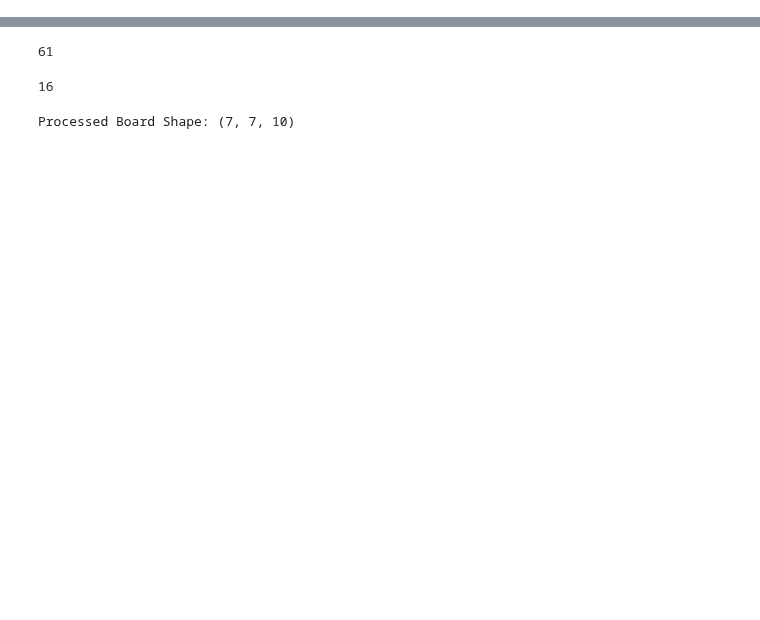
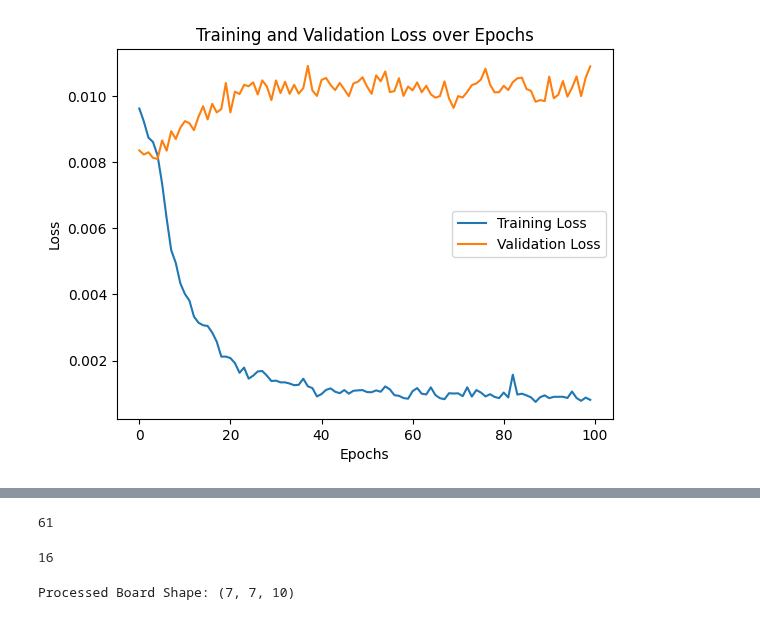
Before and after one commit to AlexisBnnft/CandyCrusher, a Jupyter notebook: State_to_Score_NN.ipynb, the cells around one changed output, grey strips where cells are left out. Drawn from its saved outputs; the diff is of its cells as text; code cells hidden in the pictures; blank space fills up the shorter version.

```diff
--- a/State_to_Score_NN.ipynb
+++ b/State_to_Score_NN.ipynb
@@ -43,10 +163,11 @@ def preprocess_board(board):
             encoded_board[i, j, :] = one_hot_encode_candy(board[i][j])
     return encoded_board
 
-# Custom PyTorch Dataset
 class CandyDataset(Dataset):
     def __init__(self, dataframe):
         self.dataframe = dataframe
+        self.min_score = dataframe['score'].min()
+        self.max_score = dataframe['score'].max()
 
     def __len__(self):
         return len(self.dataframe)
@@ -54,11 +175,10 @@ class CandyDataset(Dataset):
     def __getitem__(self, idx):
         board = self.dataframe.iloc[idx, 0]  # Board state
         score = self.dataframe.iloc[idx, 1]  # Score
+        normalized_score = (score - self.min_score) / (self.max_score - self.min_score)  # Min-Max normalization
         processed_board = preprocess_board(board)
-        return torch.tensor(processed_board, dtype=torch.float32), torch.tensor(score, dtype=torch.float32)
+        return torch.tensor(processed_board, dtype=torch.float32), torch.tensor(normalized_score, dtype=torch.float32)
 
-
-# CNN Model
 class CandyCNN(nn.Module):
     def __init__(self):
         super(CandyCNN, self).__init__()
@@ -67,10 +187,15 @@ class CandyCNN(nn.Module):
         self.conv2 = nn.Conv2d(16, 32, kernel_size=3, stride=1, padding=1)
         self.pool = nn.MaxPool2d(kernel_size=2, stride=2)
 
+        # Dropout layers after the convolutional layers
+        self.dropout_conv = nn.Dropout2d(p=0.15)  # Dropout on convolutional feature maps
+
         # Calculate the size after convolutions and pooling
         self._calculate_fc_input_size()
 
+        # Fully connected layers with dropout
         self.fc1 = nn.Linear(self.fc_input_size, 128)  # Adjusted input size
+        self.dropout_fc = nn.Dropout(p=0.3)  # Dropout after the first fully connected layer
         self.fc2 = nn.Linear(128, 1)
 
     def _calculate_fc_input_size(self):
@@ -83,21 +208,78 @@ class CandyCNN(nn.Module):
     def forward(self, x):
         x = self.pool(torch.relu(self.conv1(x)))
         x = self.pool(torch.relu(self.conv2(x)))
+        x = self.dropout_conv(x)  # Apply dropout to convolutional feature maps
         x = x.view(x.size(0), -1)  # Flatten for FC layer
         x = torch.relu(self.fc1(x))
+        x = self.dropout_fc(x)  # Apply dropout to the first fully connected layer
         x = self.fc2(x)
         return x
 
-# Training Function
-def train_model(model, dataloader, criterion, optimizer, epochs=10):
-    model.train()
+
+# Modified training function to track training and validation loss
+def train_model(model, train_dataloader, val_dataloader, criterion, optimizer, epochs=10):
+    train_losses = []
+    val_losses = []
+
     for epoch in range(epochs):
-        running_loss = 0.0
-        for inputs, targets in dataloader:
+        # Training phase
+        model.train()
+        running_train_loss = 0.0
+        for inputs, targets in train_dataloader:
             optimizer.zero_grad()
             outputs = model(inputs.permute(0, 3, 1, 2))  # Adjust dimensions to (N, C, H, W)
             loss = criterion(outputs.squeeze(), targets)
             loss.backward()
             optimizer.step()
-            running_loss += loss.item()
-        print(f"Epoch {epoch + 1}/{epochs}, Loss: {running_loss / len(dataloader):.4f}")
+            running_train_loss += loss.item()
+
+        avg_train_loss = running_train_loss / len(train_dataloader)
+        train_losses.append(avg_train_loss)
+
+        # Validation phase
+        model.eval()  # Set the model to evaluation mode
+        running_val_loss = 0.0
+        with torch.no_grad():  # Disable gradient calculation during validation
+            for inputs, targets in val_dataloader:
+                outputs = model(inputs.permute(0, 3, 1, 2))  # Adjust dimensions to (N, C, H, W)
+                loss = criterion(outputs.squeeze(), targets)
+                running_val_loss += loss.item()
+
+        avg_val_loss = running_val_loss / len(val_dataloader)
+        val_losses.append(avg_val_loss)
+
+        # Print the losses
+        print(f"Epoch {epoch + 1}/{epochs}, Train Loss: {avg_train_loss:.4f}, Validation Loss: {avg_val_loss:.4f}")
+
+    # Plot training and validation losses
+    plt.plot(range(epochs), train_losses, label='Training Loss')
+    plt.plot(range(epochs), val_losses, label='Validation Loss')
+    plt.xlabel('Epochs')
+    plt.ylabel('Loss')
+    plt.legend()
+    plt.title('Training and Validation Loss over Epochs')
+    plt.show()
+
+# Create dataset
+dataset = CandyDataset(df)
+
+# Calculate the size of the training and validation sets (80% train, 20% val)
+train_size = int(0.7 * len(dataset))  # 80% for training
+val_size = len(dataset) - train_size  # 20% for validation
+
+# Split dataset into train and validation sets
+train_dataset, val_dataset = random_split(dataset, [train_size, val_size])
+
+# Create dataloaders for training and validation sets
+train_dataloader = DataLoader(train_dataset, batch_size=16, shuffle=True)
+val_dataloader = DataLoader(val_dataset, batch_size=16, shuffle=False)
+
+# Initialize model, loss, and optimizer
+model = CandyCNN()
+criterion = nn.MSELoss()
+optimizer = optim.Adam(model.parameters(), lr=0.001)
+
+# Train the model
+# Train the model with loss tracking and plotting
+train_model(model, train_dataloader, val_dataloader, criterion, optimizer, epochs=100)
+# %% [output]
@@ -103,0 +303 @@ def train_model(model, dataloader, criterion, optimizer, epochs=10):
+[figure, added]
```
Also changed, not shown: parts of 13 cells of this notebook, 1 other file.
